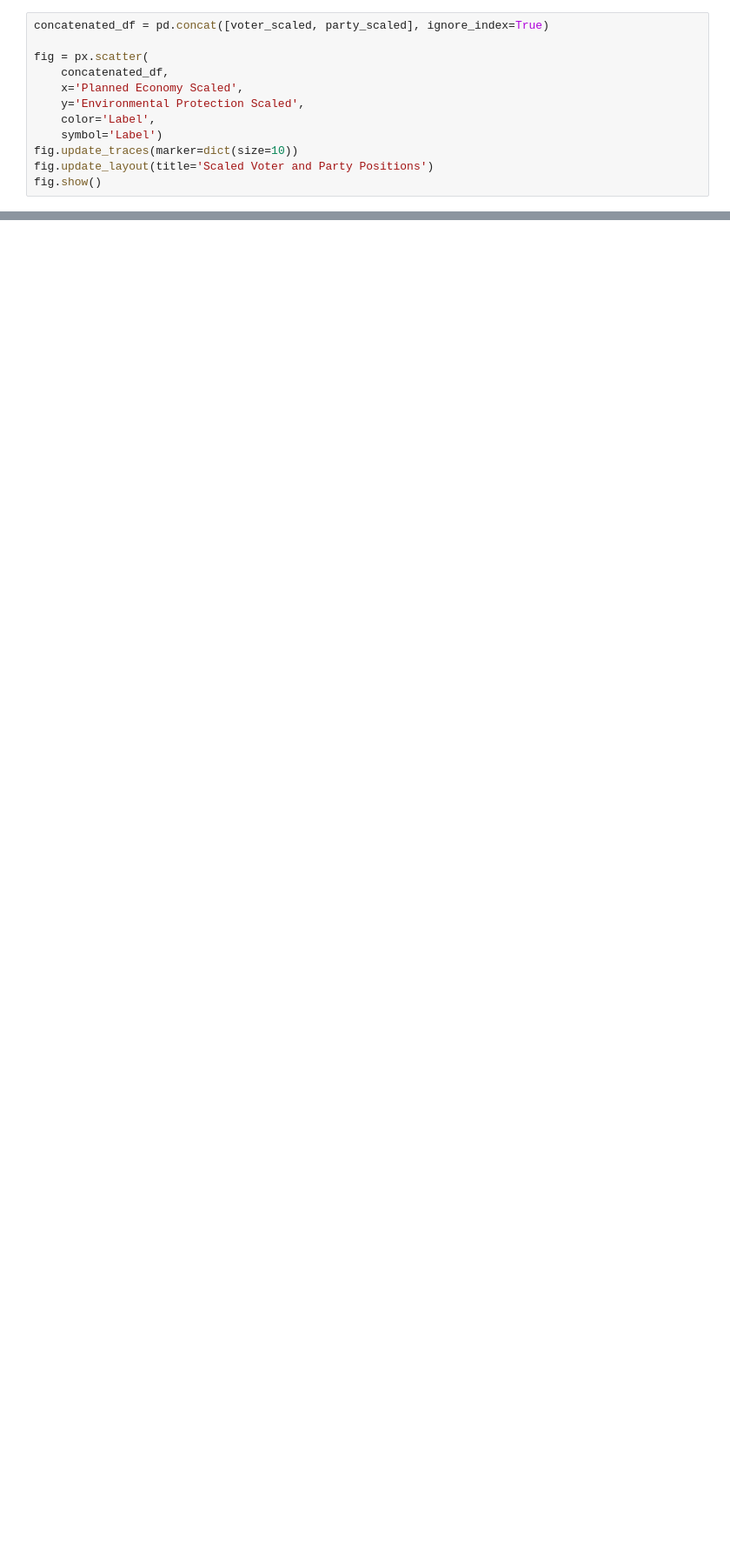
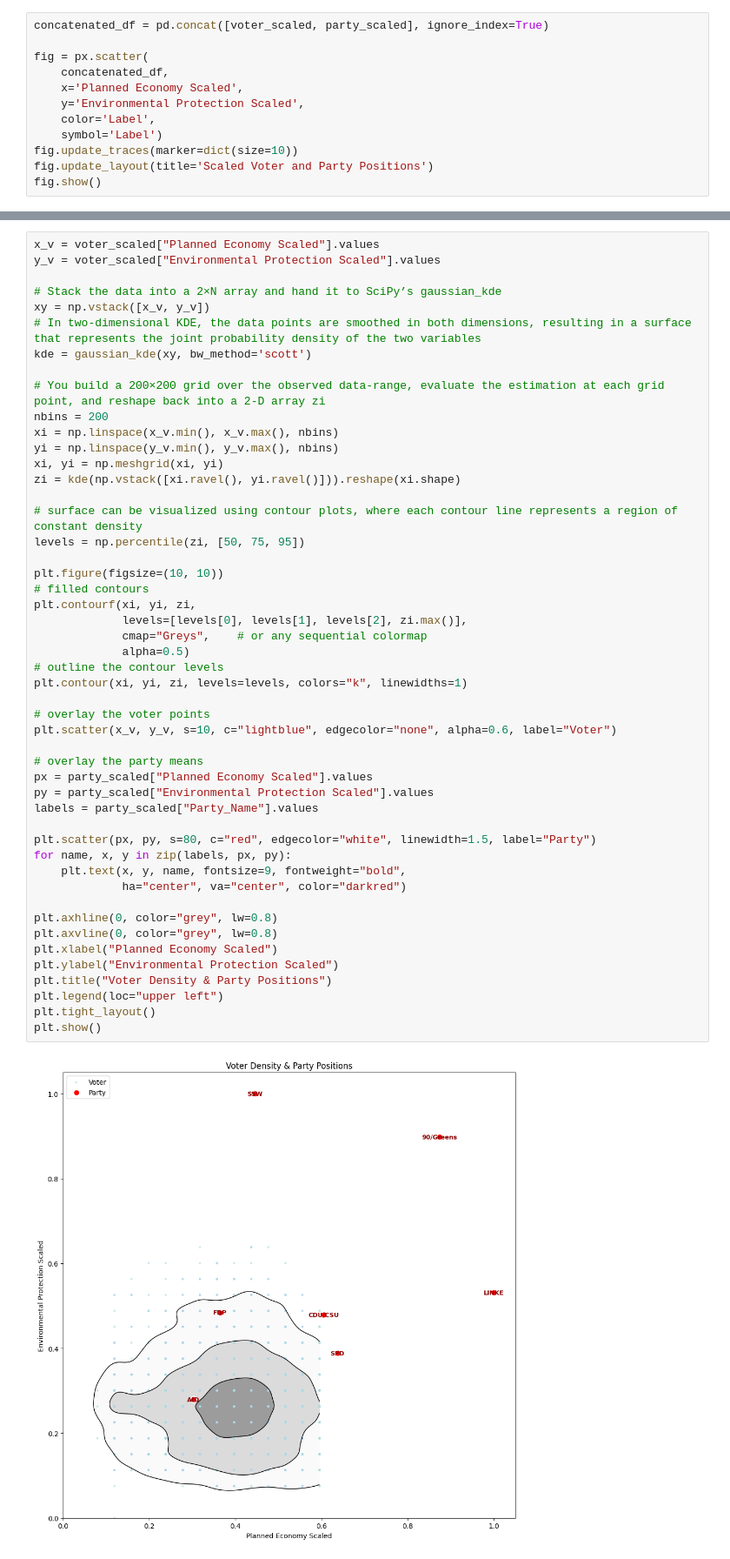
Before and after one commit to riccardoAli31/Case_Study_TUM25, a Jupyter notebook: visualization.ipynb, the cells around one changed output, grey strips where cells are left out. Shown at 87% size. Saved outputs shown, nothing was run; the diff lists cells and outputs as text; blank space fills up the shorter version.

Commit message:
plot visualisation update

```diff
--- a/visualization.ipynb
+++ b/visualization.ipynb
@@ -79,0 +65,51 @@ fig.show()
+# %%
+x_v = voter_scaled["Planned Economy Scaled"].values
+y_v = voter_scaled["Environmental Protection Scaled"].values
+
+# Stack the data into a 2×N array and hand it to SciPy’s gaussian_kde
+xy = np.vstack([x_v, y_v])
+# In two-dimensional KDE, the data points are smoothed in both dimensions, resulting in a surface that represents the joint probability density of the two variables
+kde = gaussian_kde(xy, bw_method='scott')
+
+# You build a 200×200 grid over the observed data‐range, evaluate the estimation at each grid point, and reshape back into a 2-D array zi
+nbins = 200
+xi = np.linspace(x_v.min(), x_v.max(), nbins)
+yi = np.linspace(y_v.min(), y_v.max(), nbins)
+xi, yi = np.meshgrid(xi, yi)
+zi = kde(np.vstack([xi.ravel(), yi.ravel()])).reshape(xi.shape)
+
+# surface can be visualized using contour plots, where each contour line represents a region of constant density
+levels = np.percentile(zi, [50, 75, 95])
+
+plt.figure(figsize=(10, 10))
+# filled contours
+plt.contourf(xi, yi, zi,
+             levels=[levels[0], levels[1], levels[2], zi.max()],
+             cmap="Greys",    # or any sequential colormap
+             alpha=0.5)
+# outline the contour levels
+plt.contour(xi, yi, zi, levels=levels, colors="k", linewidths=1)
+
+# overlay the voter points
+plt.scatter(x_v, y_v, s=10, c="lightblue", edgecolor="none", alpha=0.6, label="Voter")
+
+# overlay the party means
+px = party_scaled["Planned Economy Scaled"].values
+py = party_scaled["Environmental Protection Scaled"].values
+labels = party_scaled["Party_Name"].values
+
+plt.scatter(px, py, s=80, c="red", edgecolor="white", linewidth=1.5, label="Party")
+for name, x, y in zip(labels, px, py):
+    plt.text(x, y, name, fontsize=9, fontweight="bold",
+             ha="center", va="center", color="darkred")
+
+plt.axhline(0, color="grey", lw=0.8)
+plt.axvline(0, color="grey", lw=0.8)
+plt.xlabel("Planned Economy Scaled")
+plt.ylabel("Environmental Protection Scaled")
+plt.title("Voter Density & Party Positions")
+plt.legend(loc="upper left")
+plt.tight_layout()
+plt.show()
+# %% [output]
+[figure, added]
```
Also changed, not shown: parts of 6 cells of this notebook.
